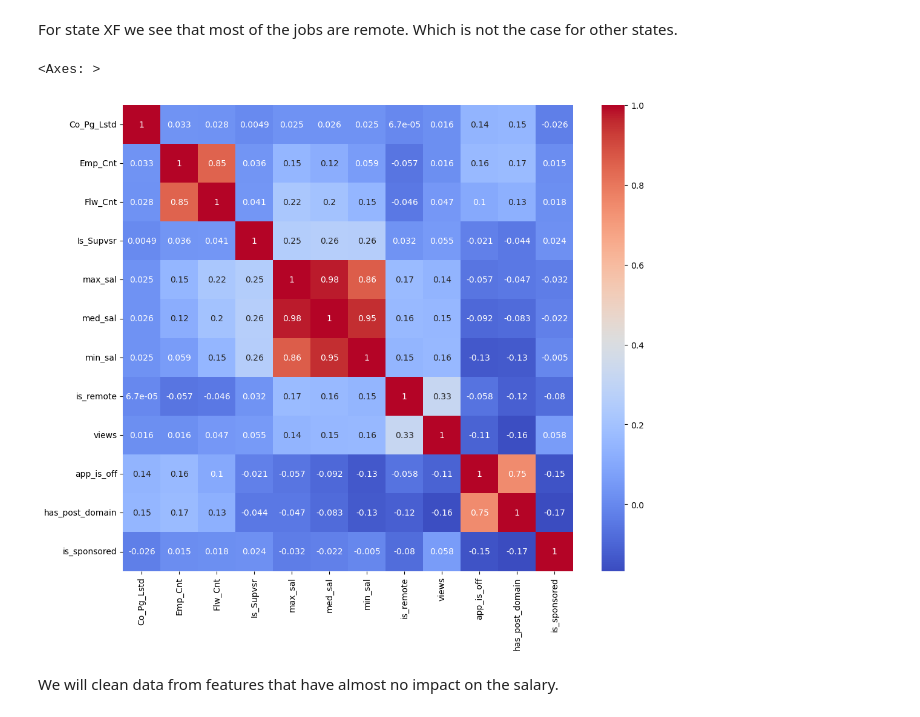
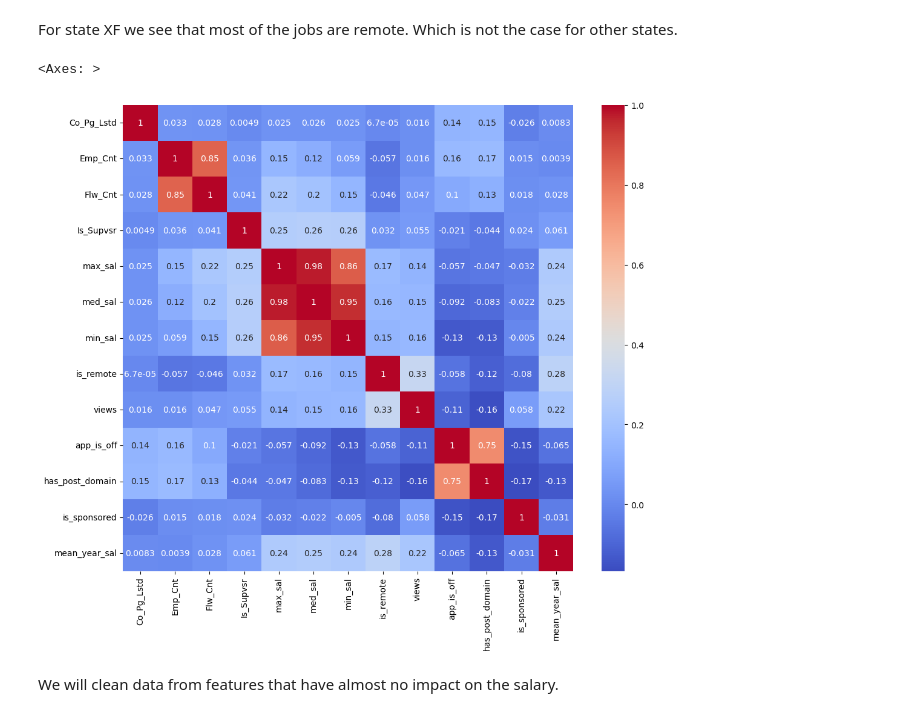
Before and after one commit to Qubi0-0/LinkedInJobSalaryPredict, a Jupyter notebook: jobs_eda.ipynb, the cells around one changed output. Cells and saved outputs as stored; diff of their text form; code cells hidden in the pictures.

Commit message:
cleaned from domains and base_comp

```diff
--- a/jobs_eda.ipynb
+++ b/jobs_eda.ipynb
@@ -128,3 +131,5 @@ Removing outliers from salary column was used to improve the model performance.
+# %%
+jobs_with_salary_df_filtered = jobs_with_salary_df_filtered.drop(columns=['base_comp'])
 # %%
 import matplotlib.pyplot as plt
 
@@ -151,0 +159,3 @@ By analyzing the data we can see that some states usually pay more than others.
+# %%
+jobs_with_salary_df_filtered = jobs_with_salary_df_filtered[jobs_with_salary_df_filtered['py_lstd'] == True].copy()
+jobs_with_salary_df_filtered['mean_year_sal'] = jobs_with_salary_df_filtered.groupby('st_code')['med_sal'].transform('mean')
@@ -240,16 +256,16 @@ For state XF we see that most of the jobs are remote. Which is not the case for
 # %%
 import seaborn as sns
 
 numeric_columns = jobs_with_salary_df_filtered.select_dtypes(include=['int64', 'float64', 'bool'])
-numeric_columns = numeric_columns.drop(columns=['py_lstd','base_comp'])
+numeric_columns = numeric_columns.drop(columns=['py_lstd'])
 correlation_matrix = numeric_columns.corr()
 
 plt.figure(figsize=(12, 10))
 
 sns.heatmap(correlation_matrix, annot=True, cmap='coolwarm')
 # %% [output]
 <Axes: >
-[figure, old version]
+[figure, new version]
 # %% [markdown]
 We will clean data from features that have almost no impact on the salary.
 # %%
```
Also changed, not shown: parts of 15 cells of this notebook.
